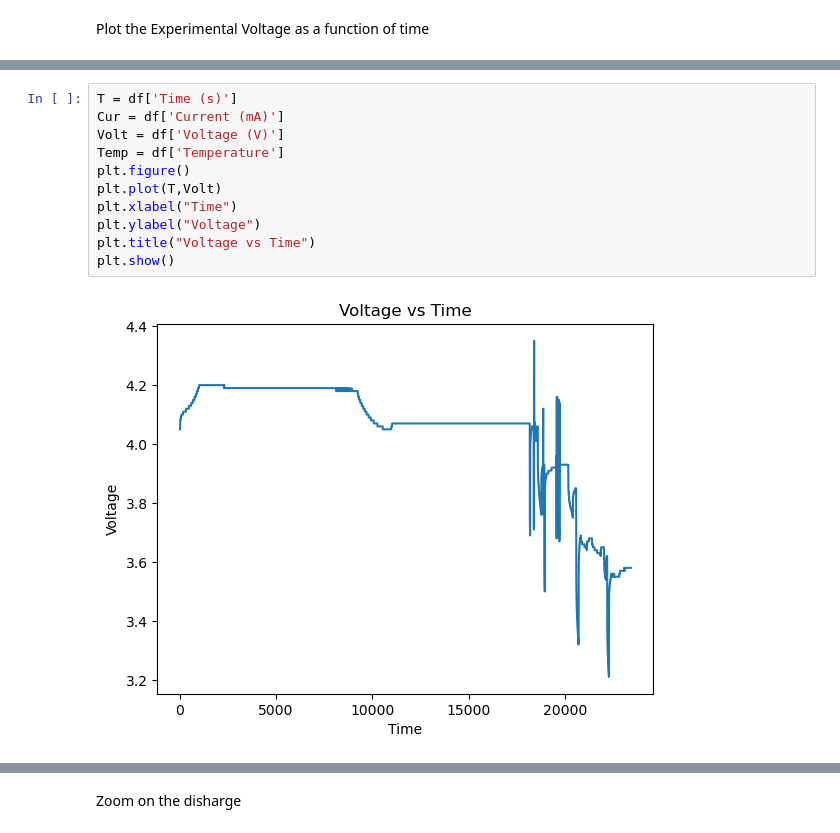
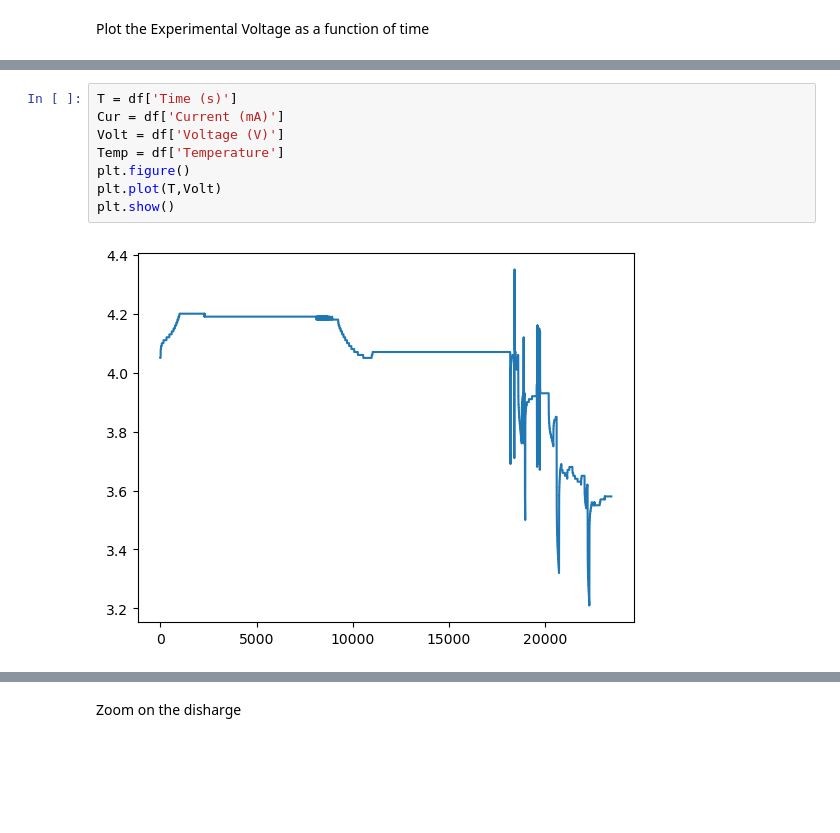
Before and after one commit to feyzijan/BatteryModelling, a Jupyter notebook: FCTT Project 1 Part 1.ipynb, the cells around one changed output, grey strips where cells are left out. Saved outputs shown, nothing was run; the diff lists cells and outputs as text; blank space fills up the shorter version.

```diff
--- a/FCTT Project 1 Part 1.ipynb
+++ b/FCTT Project 1 Part 1.ipynb
@@ -50,13 +17,10 @@ df.head()
 # %%
 T = df['Time (s)']
 Cur = df['Current (mA)']
 Volt = df['Voltage (V)']
 Temp = df['Temperature']
 plt.figure()
 plt.plot(T,Volt)
-plt.xlabel("Time")
-plt.ylabel("Voltage")
-plt.title("Voltage vs Time")
 plt.show()
 # %% [output]
-[figure, old version]
+[figure, new version]
```
Also changed, not shown: parts of 21 cells of this notebook.
